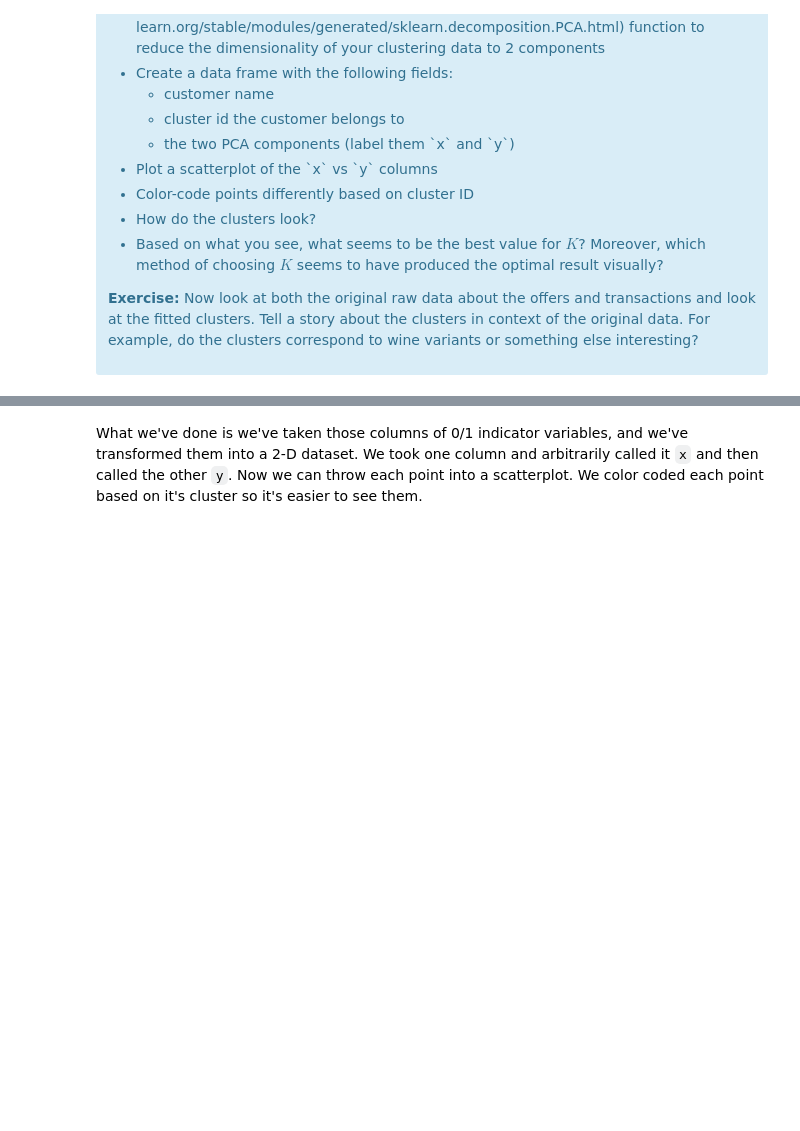
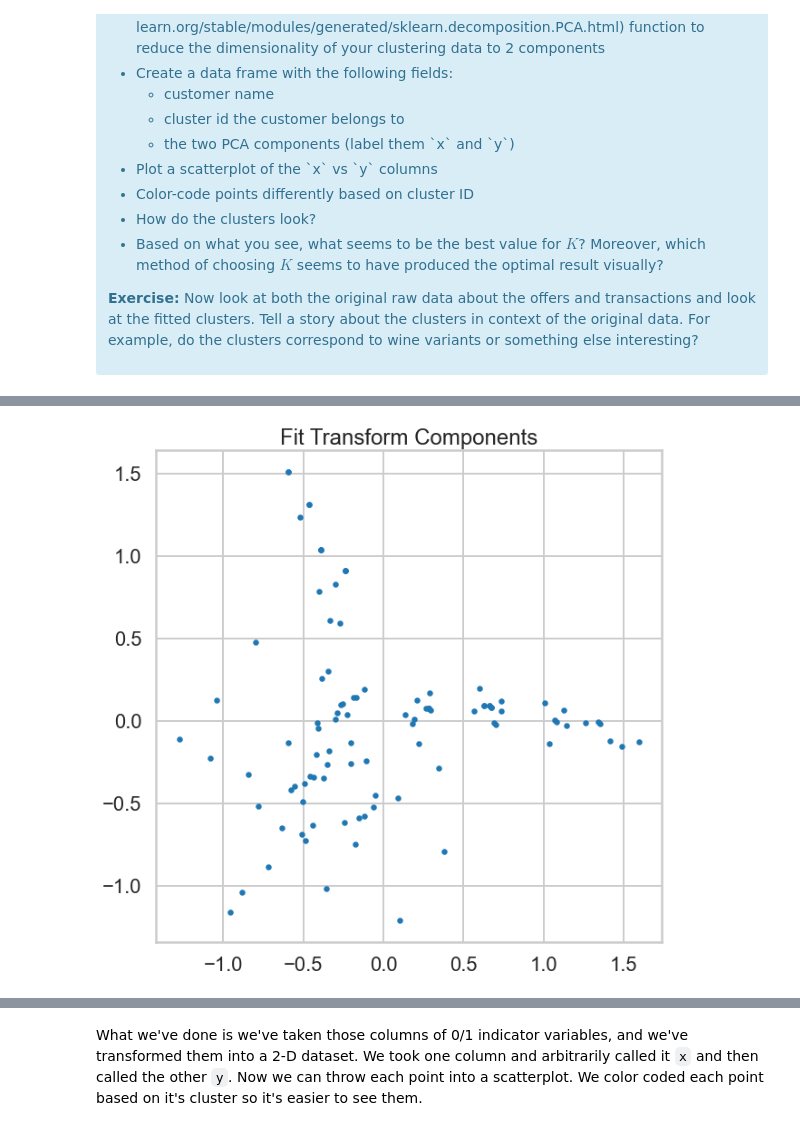
Before and after one commit to jharvey407/ClusteringCaseStudy, a Jupyter notebook: Clustering Case Study - Customer Segmentation with K-Means - Tier 3.ipynb, the cells around one changed output, grey strips where cells are left out. Saved outputs shown, nothing was run; the diff lists cells and outputs as text; code cells hidden in the pictures; blank space fills up the shorter version.

```diff
--- a/Clustering Case Study - Customer Segmentation with K-Means - Tier 3.ipynb
+++ b/Clustering Case Study - Customer Segmentation with K-Means - Tier 3.ipynb
@@ -527,0 +539,2 @@ array([[0, 1, 0, ..., 0, 0, 0],
+# %%
+x_pca = PCA(n_components=2).fit_transform(x_cols)
@@ -527,0 +545,6 @@ array([[0, 1, 0, ..., 0, 0, 0],
+# %%
+plt.figure(figsize=(10,10))
+plt.title('Fit Transform Components')
+plt.scatter(x_pca[:, 0], x_pca[:, 1], s=20);
+# %% [output]
+[figure, added]
```
Also changed, not shown: parts of 38 cells of this notebook.
